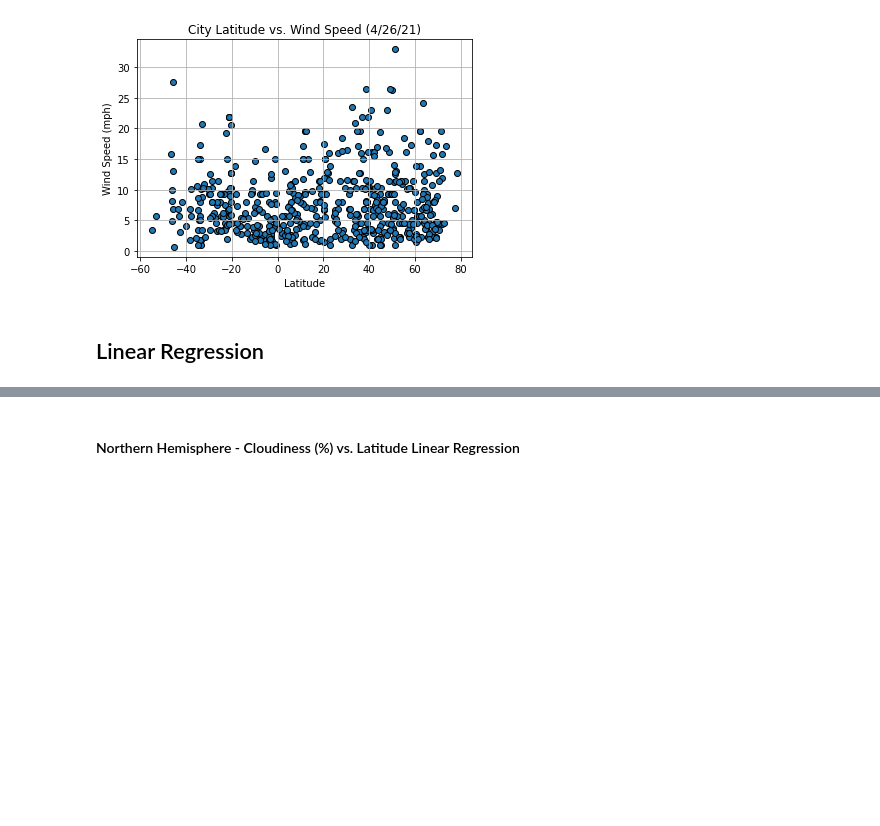
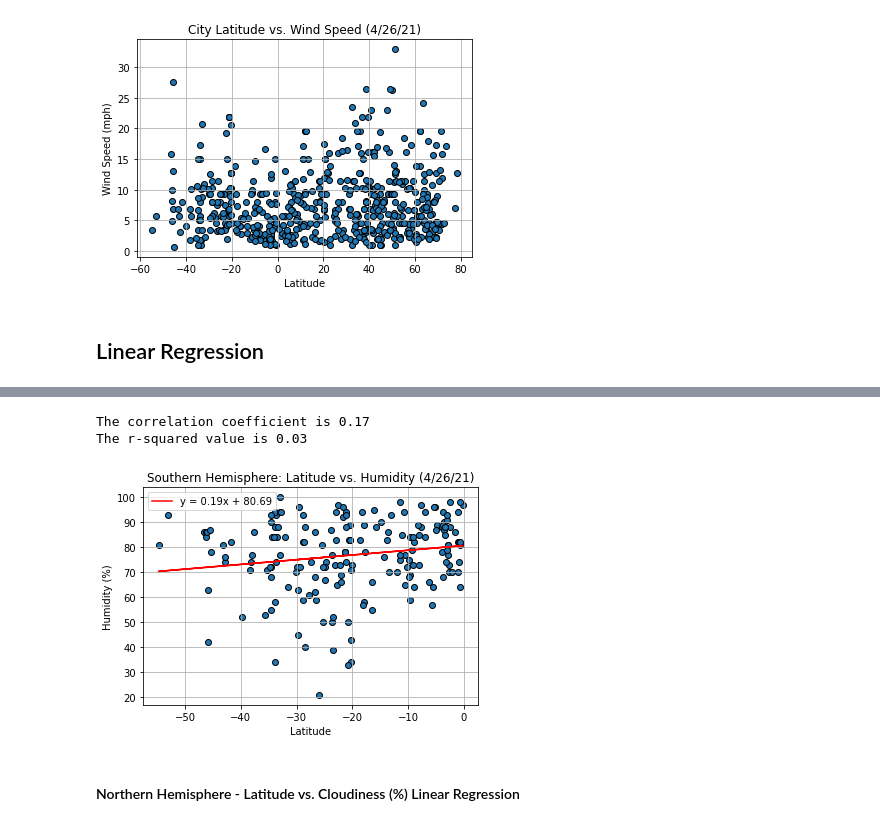
Before and after one commit to sunwoo-kim20/python-api-challenge, a Jupyter notebook: WeatherPy.ipynb, the cells around one changed output, grey strips where cells are left out. Saved outputs shown, nothing was run; the diff lists cells and outputs as text; code cells hidden in the pictures; blank space fills up the shorter version.

```diff
--- a/WeatherPy.ipynb
+++ b/WeatherPy.ipynb
@@ -277,2 +307,17 @@ The r-value is: 0.014985174297345524
+# %%
+# Call linear regression function
+lin_regress(weather_df.loc[weather_df['Lat']<0, 'Lat'], weather_df.loc[weather_df['Lat']<0, 'Humidity'])
+
+# Set titles, diplay plot, and save figure
+plt.title("Southern Hemisphere: Latitude vs. Humidity (4/26/21)")
+plt.xlabel("Latitude")
+plt.ylabel("Humidity (%)")
+plt.grid(True)
+plt.savefig("output_data/south_lat_vs_humidity.png")
+plt.show()
+# %% [output]
+The correlation coefficient is 0.17
+The r-squared value is 0.03
+[figure, added]
 # %% [markdown]
-####  Northern Hemisphere - Cloudiness (%) vs. Latitude Linear Regression
+####  Northern Hemisphere - Latitude vs. Cloudiness (%) Linear Regression
```
Also changed, not shown: parts of 27 cells of this notebook.
